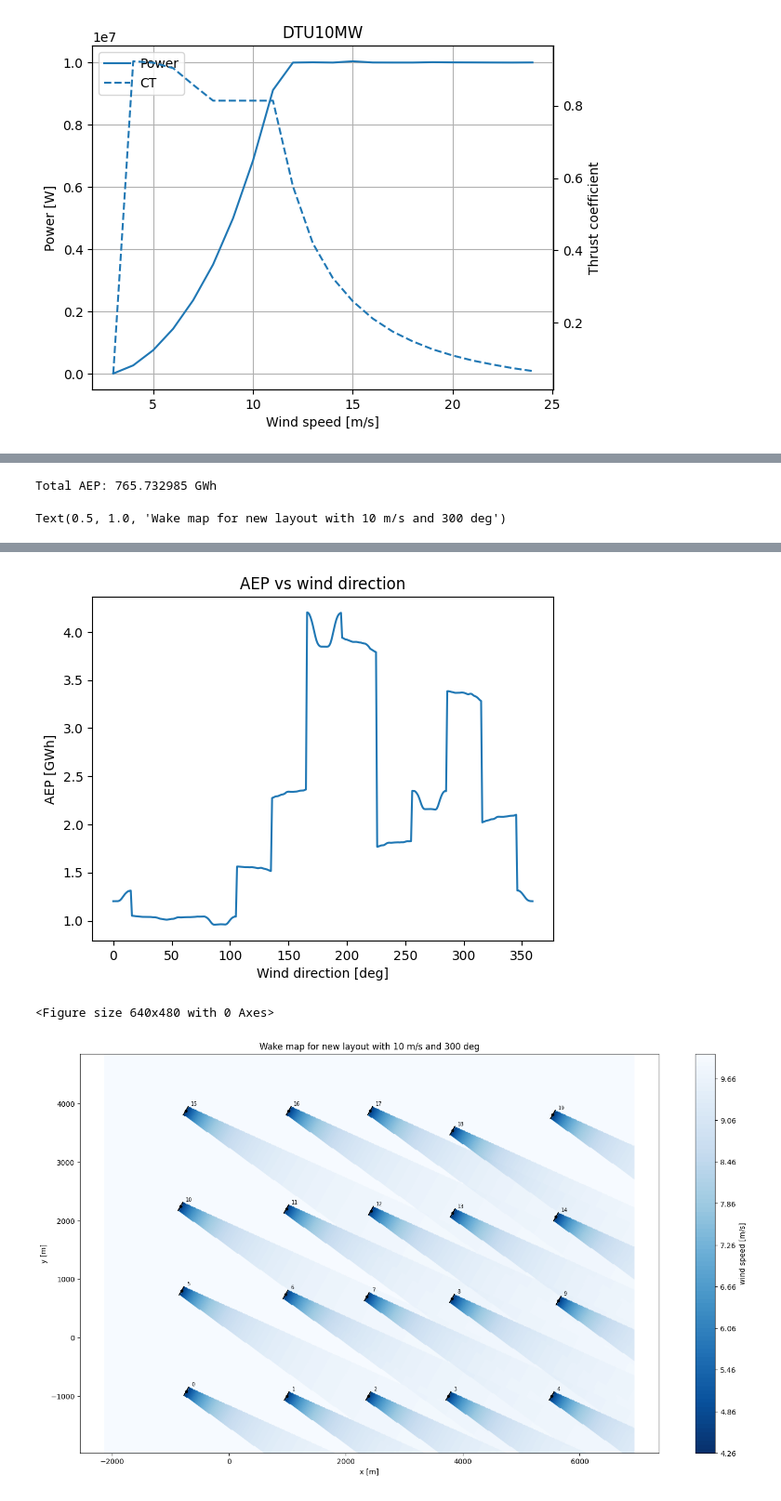
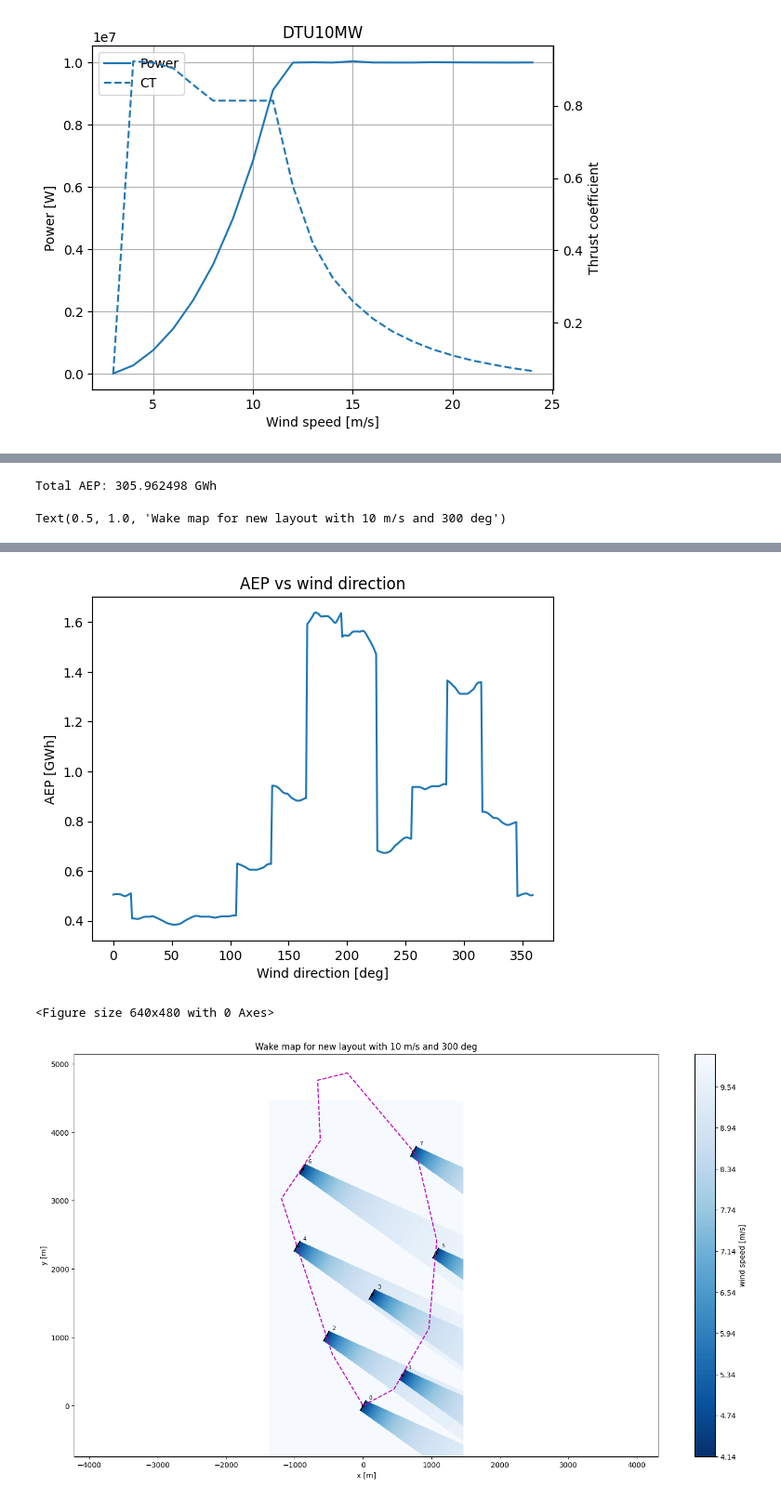
Before and after one commit to Xeidit/WindFarm2, a Jupyter notebook: WindFarmSimAndOptimisation.ipynb, the cells around one changed output, grey strips where cells are left out. Shown at 93% size. Cells and saved outputs as stored; diff of their text form; code cells hidden in the pictures.

```diff
--- a/WindFarmSimAndOptimisation.ipynb
+++ b/WindFarmSimAndOptimisation.ipynb
@@ -72,11 +73,11 @@ Power and Thrust coefficient (Ct) curves:
 #Define Turbine layout
 
 # number of turbines in each direction:
-n_x = 5
+n_x = 2
 n_y = 4
 
 rotor_diameter = diameter
-dist_x = 10 * rotor_diameter
+dist_x = 5 * rotor_diameter
 dist_y = 5 * rotor_diameter
 
 # This defines the turbine positions
@@ -125,7 +126,7 @@ Text(0.5, 1.0, 'AEP vs wind direction')
 # %%
 #Plot Flow Map
 wind_speed = 10
-wind_direction = 300
+wind_direction = 200
 
 plt.figure()
 flow_map = simulationResult.flow_map(ws=wind_speed, wd=wind_direction)
@@ -249,6 +295,10 @@ newSimulationResult = noj(x=state['x'],y=state['y'])
 
 #Simulate AEP
 newSimulationResult.aep()
+
+#Split boundary into seperate x and y for plotting
+bound_x = [p[0] for p in boundary] + [boundary[0][0]]
+bound_y = [p[1] for p in boundary] + [boundary[0][1]]
 
 #Display Results for new simulation
 print ("Total AEP: %f GWh"%newSimulationResult.aep().sum())
@@ -274,6 +324,7 @@ plt.figure()
 flow_map_new = newSimulationResult.flow_map(ws=wind_speed, wd=wind_direction)
 plt.figure(figsize=(18,10))
 flow_map_new.plot_wake_map()
+plt.plot(bound_x, bound_y, 'm--')
 plt.xlabel('x [m]')
 plt.ylabel('y [m]')
 plt.title('Wake map for new layout with' + f' {wind_speed} m/s and {wind_direction} deg')
@@ -282,2 +333,2 @@ plt.title('Wake map for new layout with' + f' {wind_speed} m/s and {wind_directi
-Total AEP: 765.732985 GWh
+Total AEP: 305.962498 GWh
 Text(0.5, 1.0, 'Wake map for new layout with 10 m/s and 300 deg')
@@ -285,3 +336,3 @@ Text(0.5, 1.0, 'Wake map for new layout with 10 m/s and 300 deg')
-[figure, old version]
+[figure, new version]
 <Figure size 640x480 with 0 Axes>
-[figure, old version]
+[figure, new version]
```
Also changed, not shown: parts of 5 cells of this notebook, 2 other files.
